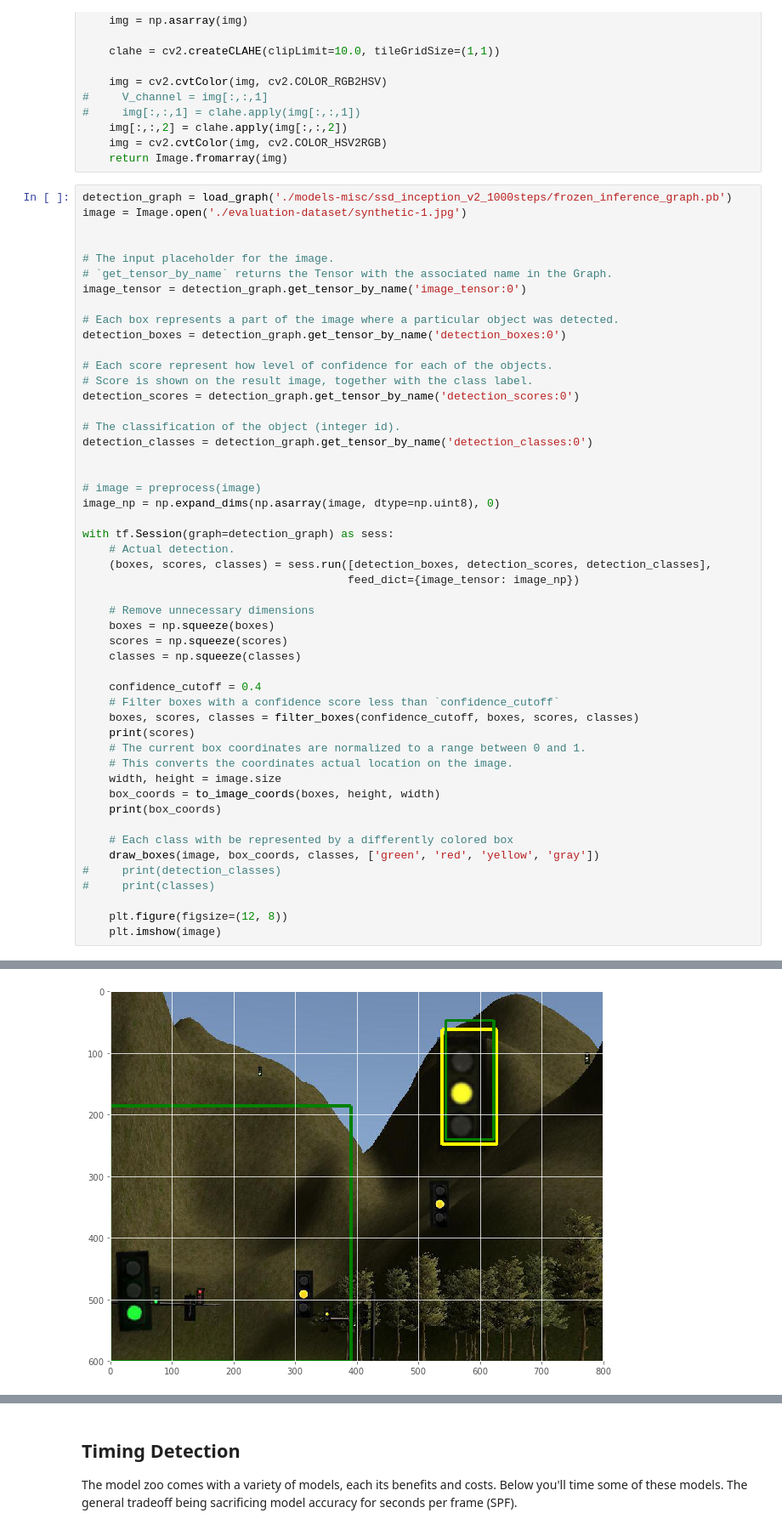
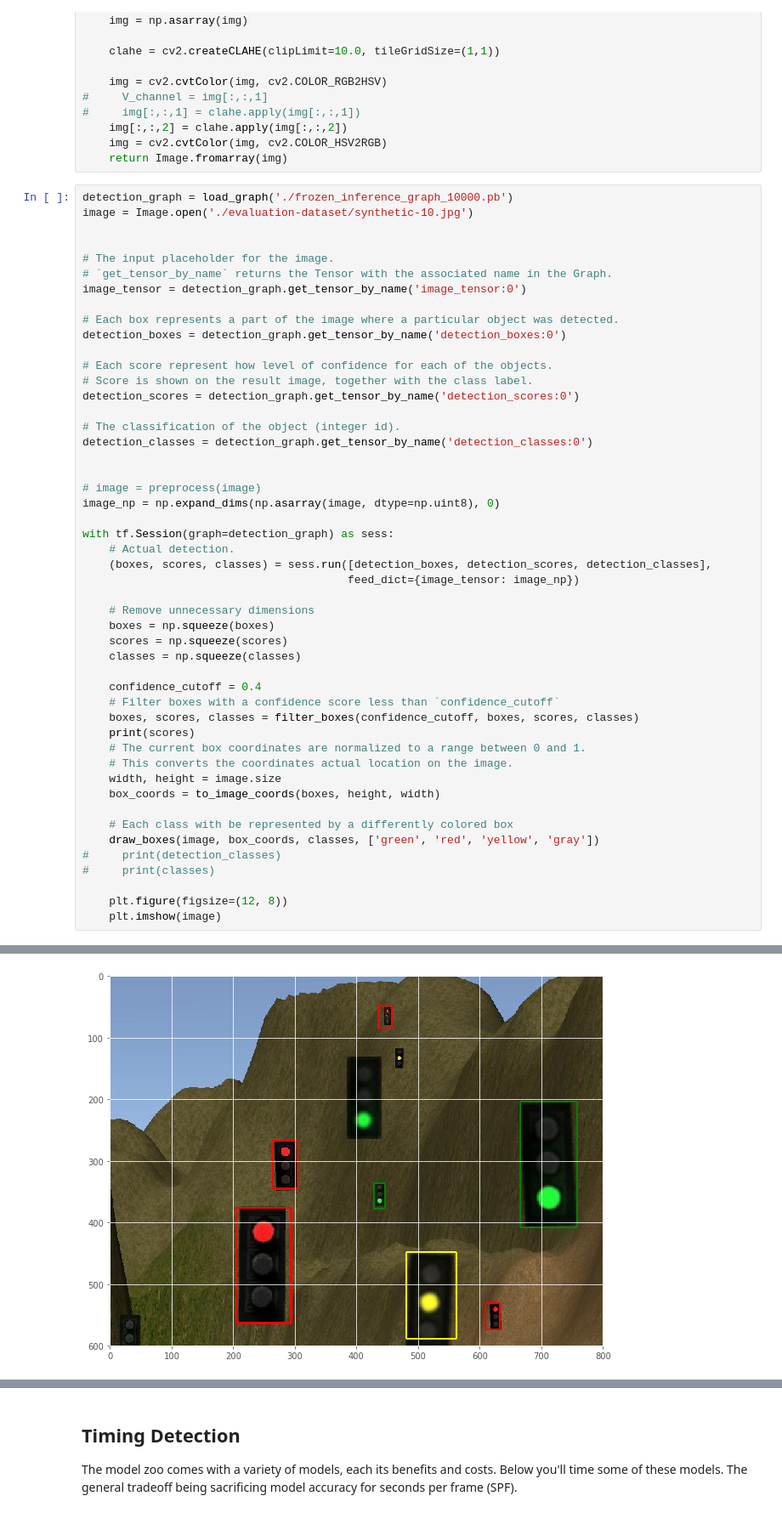
Before and after one commit to thegleb/CarND-Capstone, a Jupyter notebook: model-playground/CarND-capstone-model-playground.ipynb, the cells around one changed output, grey strips where cells are left out. Shown at 85% size. Drawn from its saved outputs; the diff is of its cells as text.

```diff
--- a/model-playground/CarND-capstone-model-playground.ipynb
+++ b/model-playground/CarND-capstone-model-playground.ipynb
@@ -453,8 +453,8 @@ def preprocess(img):
     img = cv2.cvtColor(img, cv2.COLOR_HSV2RGB)
     return Image.fromarray(img)
 # %%
-detection_graph = load_graph('./models-misc/ssd_inception_v2_1000steps/frozen_inference_graph.pb')
-image = Image.open('./evaluation-dataset/synthetic-1.jpg')
+detection_graph = load_graph('./frozen_inference_graph_10000.pb')
+image = Image.open('./evaluation-dataset/synthetic-10.jpg')
 
 
 # The input placeholder for the image.
@@ -493,7 +493,6 @@ with tf.Session(graph=detection_graph) as sess:
     # This converts the coordinates actual location on the image.
     width, height = image.size
     box_coords = to_image_coords(boxes, height, width)
-    print(box_coords)
 
     # Each class with be represented by a differently colored box
     draw_boxes(image, box_coords, classes, ['green', 'red', 'yellow', 'gray'])
@@ -510,3 +507,3 @@ with tf.Session(graph=detection_graph) as sess:
-[figure, old version]
+[figure, new version]
 # %%
 evaluation_folder = './evaluation-dataset/'
```
Also changed, not shown: parts of 3 cells of this notebook.
